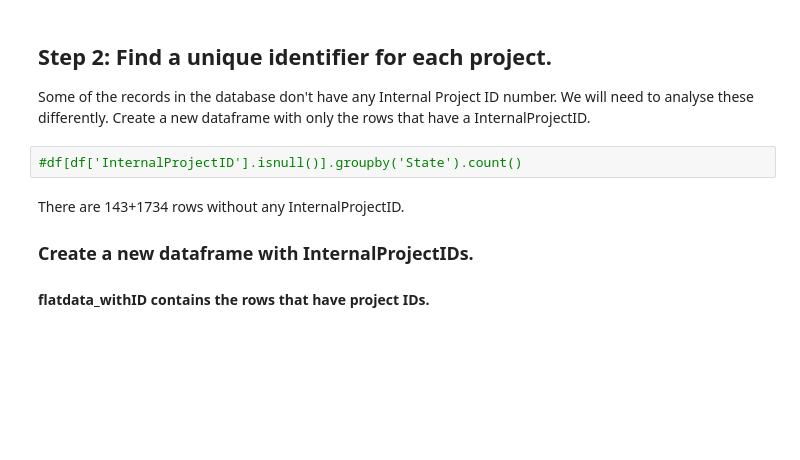
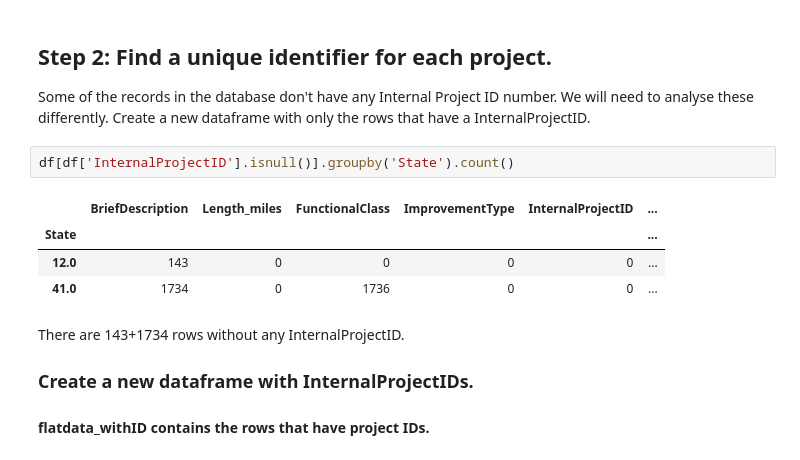
Before and after one commit to jawadmhoque/accuracy-assessment, a Jupyter notebook: Accuracy Algorithm.ipynb, the cells around one changed output. Cells and saved outputs as stored; diff of their text form; blank space fills up the shorter version.

```diff
--- a/Accuracy Algorithm.ipynb
+++ b/Accuracy Algorithm.ipynb
@@ -42,7 +29,12 @@ df.groupby('State').count() #summary of the data available
 ## Step 2: Find a unique identifier for each project.
 Some of the records in the database don't have any Internal Project ID number. We will need to analyse these differently. Create a new dataframe with only the rows that have a InternalProjectID.
 # %%
-#df[df['InternalProjectID'].isnull()].groupby('State').count()
+df[df['InternalProjectID'].isnull()].groupby('State').count()
+# %% [output]
+|  | BriefDescription | Length_miles | FunctionalClass | ImprovementType | InternalProjectID | ... |
+| State |  |  |  |  |  | ... |
+| 12.0 | 143 | 0 | 0 | 0 | 0 | ... |
+| 41.0 | 1734 | 0 | 1736 | 0 | 0 | ... |
 # %% [markdown]
 There are 143+1734 rows without any InternalProjectID.
 ### Create a new dataframe with InternalProjectIDs.
```
Also changed, not shown: parts of 20 cells of this notebook, 3 other files.
